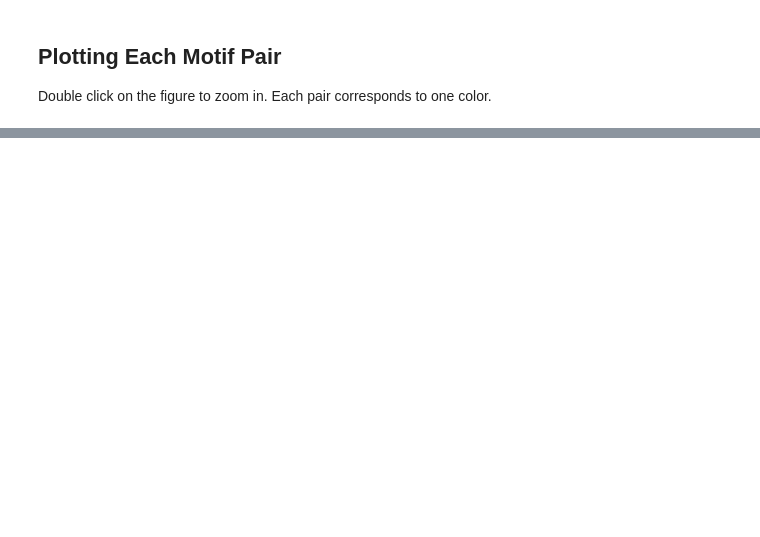
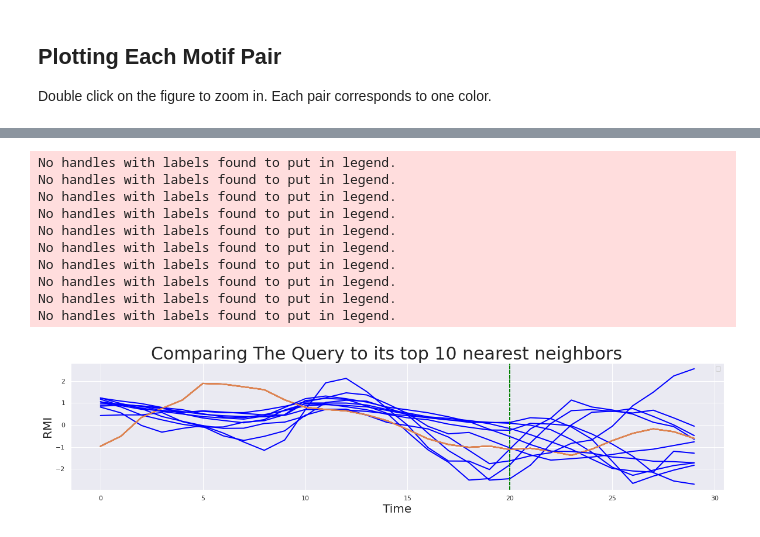
Before and after one commit to K-Winkles/time-series-prediction, a Jupyter notebook: time-series-prediction.ipynb, the cells around one changed output, grey strips where cells are left out. Cells and saved outputs as stored; diff of their text form; code cells hidden in the pictures; blank space fills up the shorter version.

```diff
--- a/time-series-prediction.ipynb
+++ b/time-series-prediction.ipynb
@@ -160,0 +250,26 @@ plt.show()
+# %%
+for i in range(k):
+    Q_z_norm = stumpy.core.z_norm(subsequence.values)
+    T_z_norm = stumpy.core.z_norm(df['RMI'].values[idx[i]:idx[i]+m+prediction_horizon])
+
+    plt.axvline(x=end_point, linestyle="dashed", color="green")
+
+    plt.suptitle('Comparing The Query to its top {} nearest neighbors'.format(k), fontsize='30')
+    plt.xlabel('Time', fontsize ='20')
+    plt.ylabel('RMI', fontsize='20')
+    plt.plot(Q_z_norm, lw=2, color="C1")
+    plt.plot(T_z_norm, lw=2, color='blue')
+    plt.legend()
+plt.show()
+# %% [output]
+No handles with labels found to put in legend.
+No handles with labels found to put in legend.
+No handles with labels found to put in legend.
+No handles with labels found to put in legend.
+No handles with labels found to put in legend.
+No handles with labels found to put in legend.
+No handles with labels found to put in legend.
+No handles with labels found to put in legend.
+No handles with labels found to put in legend.
+No handles with labels found to put in legend.
+[figure, added]
```
Also changed, not shown: parts of 16 cells of this notebook.
